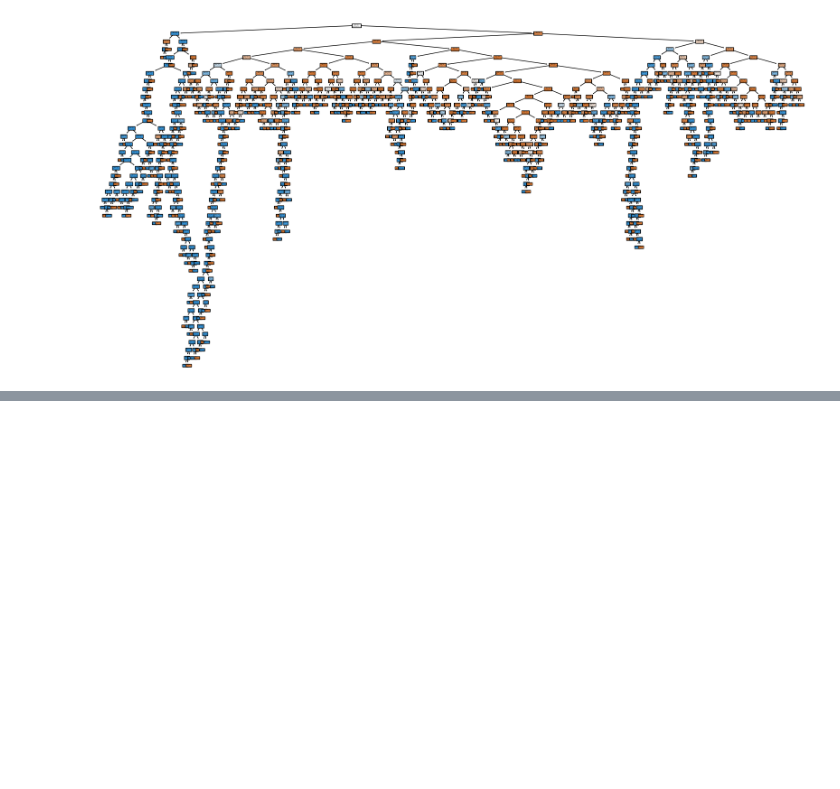
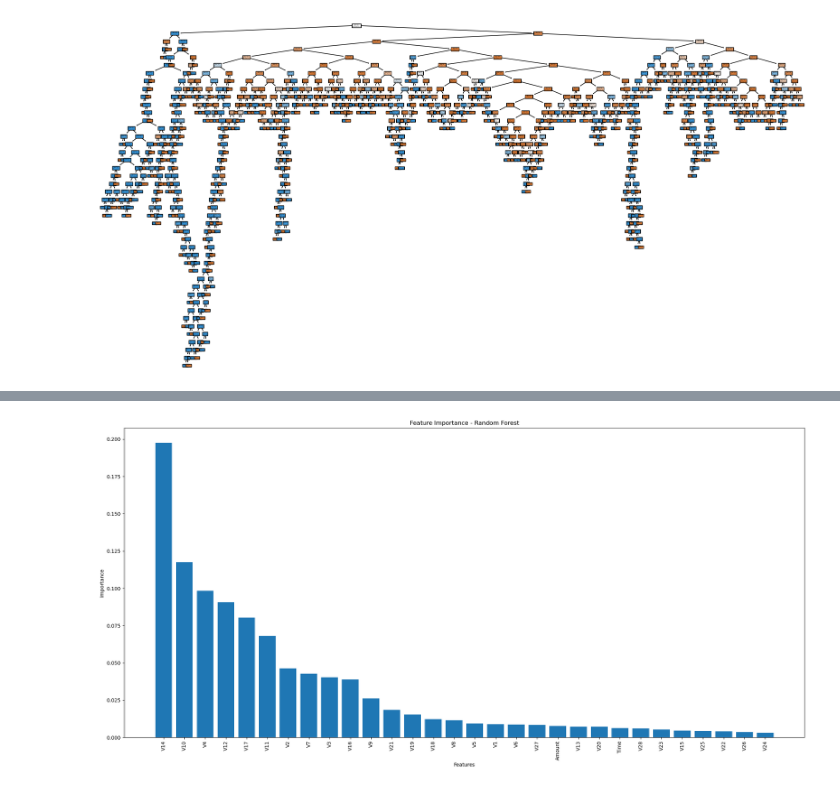
Before and after one commit to akakshat/Credit-Card-Fraud-Detection, a Jupyter notebook: CreditCardFraudDetection.ipynb, the cells around one changed output, grey strips where cells are left out. Drawn from its saved outputs; the diff is of its cells as text; code cells hidden in the pictures; blank space fills up the shorter version.

Commit message:
random forest

```diff
--- a/CreditCardFraudDetection.ipynb
+++ b/CreditCardFraudDetection.ipynb
@@ -270,0 +275,3 @@ plt.show()
+# %%
+random_forest = RandomForestClassifier(random_state=42)
+random_forest.fit(X_train_resampled, y_train_resampled)
@@ -270,0 +296,23 @@ plt.show()
+# %%
+import matplotlib.pyplot as plt
+
+# Get feature importances from the Random Forest model
+feature_importances = random_forest.feature_importances_
+
+# Sort feature importances in descending order
+sorted_indices = feature_importances.argsort()[::-1]
+sorted_importances = feature_importances[sorted_indices]
+
+# Get the names of the sorted features
+sorted_feature_names = X_train.columns[sorted_indices]
+
+# Plot the feature importances
+plt.bar(range(len(feature_importances)), sorted_importances)
+plt.xticks(range(len(feature_importances)), sorted_feature_names, rotation=90)
+plt.xlabel('Features')
+plt.ylabel('Importance')
+plt.title('Feature Importance - Random Forest')
+plt.tight_layout()
+plt.show()
+# %% [output]
+[figure, added]
```
Also changed, not shown: parts of 5 cells of this notebook.
